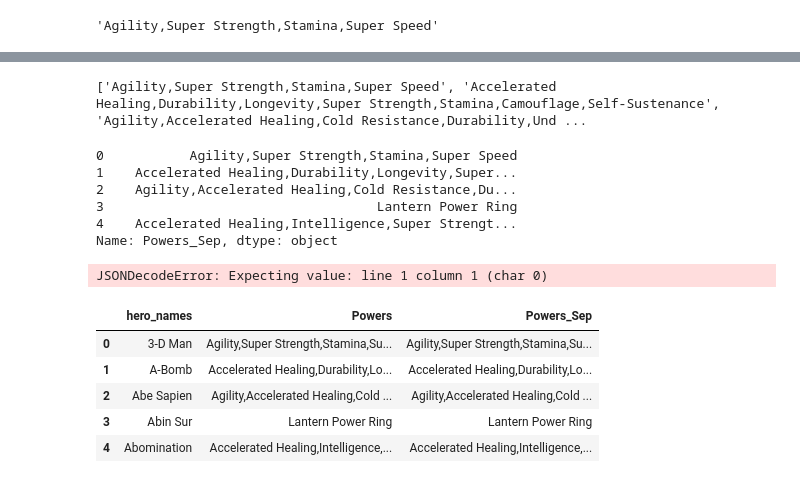
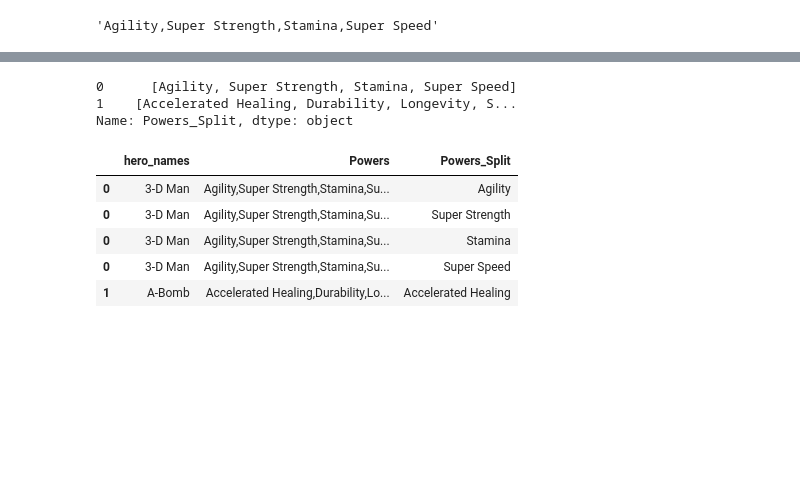
Before and after one commit to krisbarbier/Advanced-Transformations-Core, a Jupyter notebook: Advanced Transformations Core.ipynb, the cells around one changed output, grey strips where cells are left out. Drawn from its saved outputs; the diff is of its cells as text; code cells hidden in the pictures; blank space fills up the shorter version.

```diff
--- a/Advanced Transformations Core.ipynb
+++ b/Advanced Transformations Core.ipynb
@@ -237,36 +226,21 @@ Name: Powers, Length: 608, dtype: int64
-# %%
-col_list = list(df_powers['Powers'])
-print(col_list)
-# %% [output]
-['Agility,Super Strength,Stamina,Super Speed', 'Accelerated Healing,Durability,Longevity,Super Strength,Stamina,Camouflage,Self-Sustenance', 'Agility,Accelerated Healing,Cold Resistance,Durability,Und ...
 # %%
-#Create new column where powers are separated by a space, not a comma
-df_powers['Powers_Sep'] = df_powers['Powers'].str.replace("'",'"')
-df_powers['Powers_Sep'].head()
+#Create new column where powers are split on the comma
+df_powers['Powers_Split'] = df_powers['Powers'].str.split(',')
+df_powers['Powers_Split'].head(2)
 # %% [output]
-0           Agility,Super Strength,Stamina,Super Speed
-1    Accelerated Healing,Durability,Longevity,Super...
-2    Agility,Accelerated Healing,Cold Resistance,Du...
-3                                   Lantern Power Ring
-4    Accelerated Healing,Intelligence,Super Strengt...
-Name: Powers_Sep, dtype: object
+0      [Agility, Super Strength, Stamina, Super Speed]
+1    [Accelerated Healing, Durability, Longevity, S...
+Name: Powers_Split, dtype: object
-# %%
-# Apply json.loads to entire column
-df_powers['Powers_Sep'] = df_powers['Powers_Sep'].apply(json.loads)
-# check results
-df_powers['Powers_Sep'].head()
-# %% [output]
-JSONDecodeError: Expecting value: line 1 column 1 (char 0)
 # %%
 #Explode columns
-exploded = df_powers.explode('Powers_Sep')
-exploded[['hero_names', 'Powers', 'Powers_Sep']].head()
+exploded = df_powers.explode('Powers_Split')
+exploded.head()
 # %% [output]
-|  | hero_names | Powers | Powers_Sep |
-| 0 | 3-D Man | Agility,Super Strength,Stamina,Su... | Agility,Super Strength,Stamina,Su... |
-| 1 | A-Bomb | Accelerated Healing,Durability,Lo... | Accelerated Healing,Durability,Lo... |
-| 2 | Abe Sapien | Agility,Accelerated Healing,Cold ... | Agility,Accelerated Healing,Cold ... |
-| 3 | Abin Sur | Lantern Power Ring | Lantern Power Ring |
-| 4 | Abomination | Accelerated Healing,Intelligence,... | Accelerated Healing,Intelligence,... |
+|  | hero_names | Powers | Powers_Split |
+| 0 | 3-D Man | Agility,Super Strength,Stamina,Su... | Agility |
+| 0 | 3-D Man | Agility,Super Strength,Stamina,Su... | Super Strength |
+| 0 | 3-D Man | Agility,Super Strength,Stamina,Su... | Stamina |
+| 0 | 3-D Man | Agility,Super Strength,Stamina,Su... | Super Speed |
+| 1 | A-Bomb | Accelerated Healing,Durability,Lo... | Accelerated Healing |
 # %%
 #Saving the unique values from the exploded column
```
Also changed, not shown: parts of 15 cells of this notebook.
